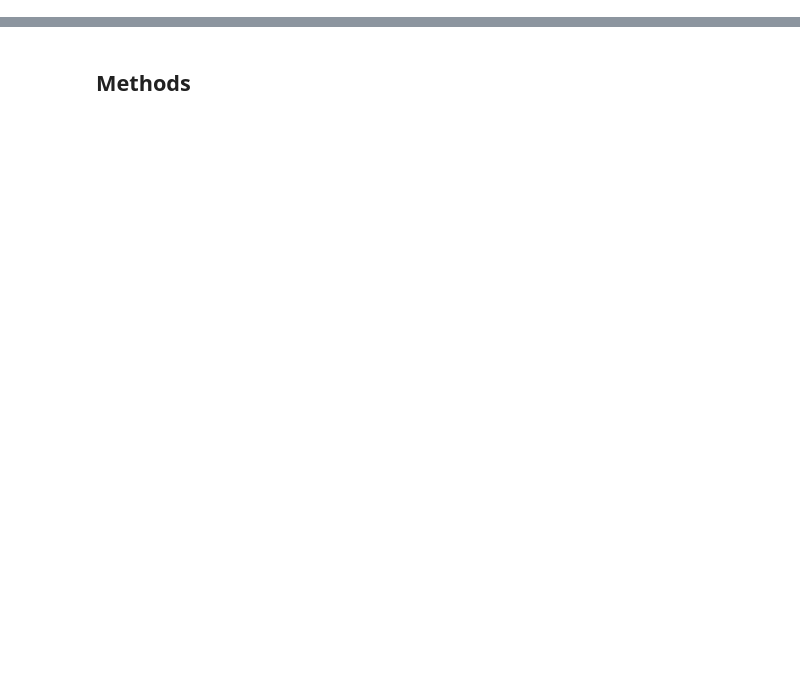
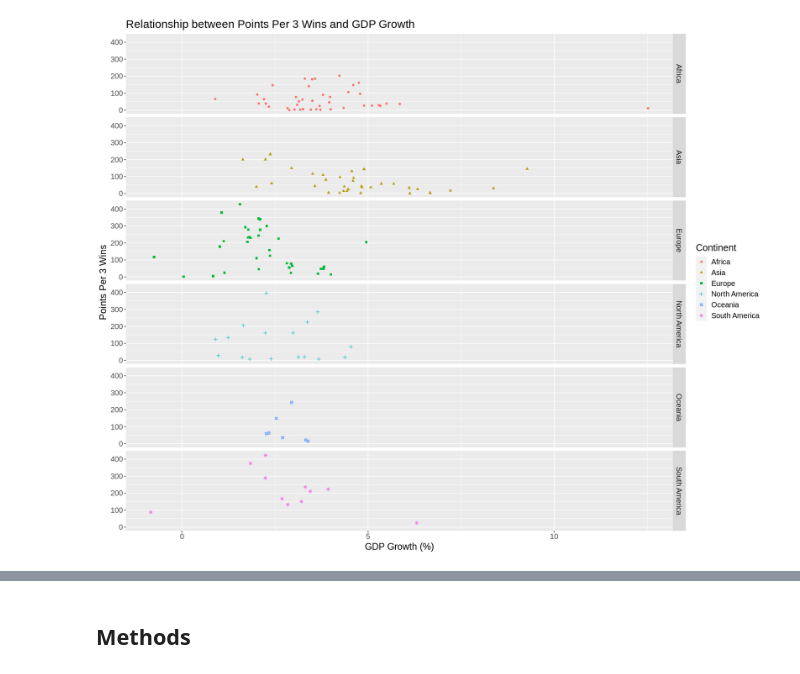
Before and after one commit to whalebeavercat/dsci-100-group-146, a Jupyter notebook: Project_Proposal_146.ipynb, the cells around one changed output, grey strips where cells are left out. Drawn from its saved outputs; the diff is of its cells as text; code cells hidden in the pictures; blank space fills up the shorter version.

```diff
--- a/Project_Proposal_146.ipynb
+++ b/Project_Proposal_146.ipynb
@@ -238,0 +306,13 @@ gdp_percent_plot
+# %%
+# GDP Growth with Points Per 3 Games
+
+gdp_growth_plot <- ggplot(soccer_data_combined, aes(x = Mean_GDP_Growth, y = `P3+`, color = Continent, shape = Continent)) +
+    geom_point() +
+    labs(x = "GDP Growth (%)", y = "Points Per 3 Wins") +
+    ggtitle("Relationship between Points Per 3 Wins and GDP Growth") +
+    theme(text = element_text(size = 15)) +
+    facet_grid(rows = vars(Continent))
+
+gdp_growth_plot
+# %% [output]
+[figure, added]
```
Also changed, not shown: parts of 25 cells of this notebook, 2 other files.
